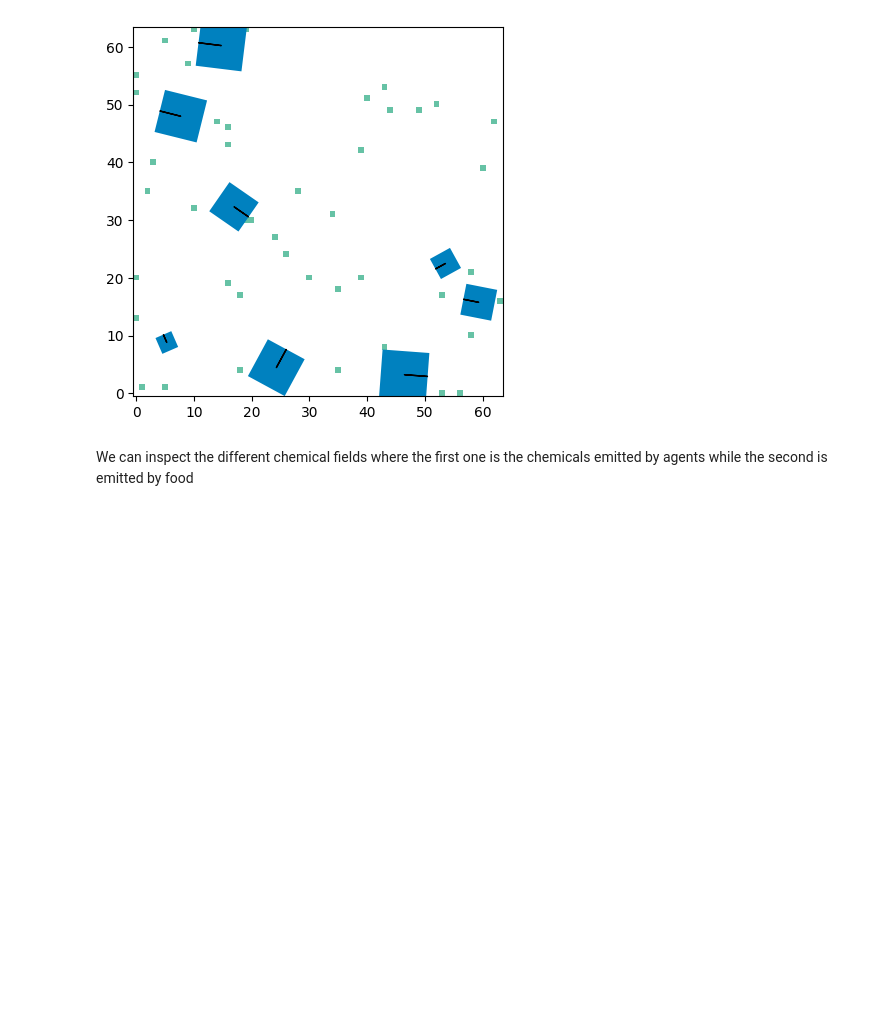
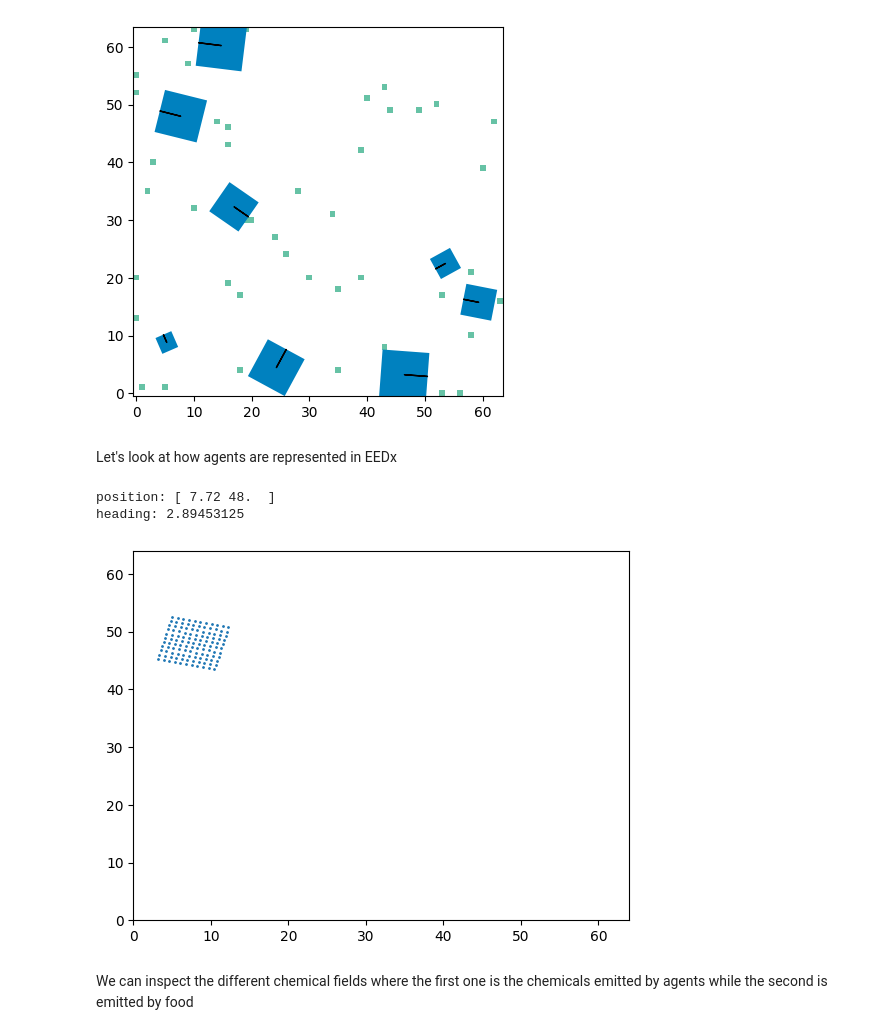
Before and after one commit to erwanplantec/ecoevodevox, a Jupyter notebook: notebooks/demo.ipynb, the cells around one changed output. Drawn from its saved outputs; the diff is of its cells as text; code cells hidden in the pictures; blank space fills up the shorter version.

```diff
--- a/notebooks/demo.ipynb
+++ b/notebooks/demo.ipynb
@@ -145,9 +145,10 @@ Now, let's define how the neural state is decoded to produce actions. We'll use
 
 Left and right wheels are placed at positions $(-1,0)$ and $(1,0)$ respectively. Neurons are motor if they are at a distance less than `max_distance_to_motor` to one of the motors and if their motor expression is greater than `motor_expression_threshold`.
 # %%
-from src.agents.motor import BraitenbergMotorInterface
+from src.agents.motor import BraitenbergSpatiallyEmbeddedMotorInterface
 
-motor_interface = BraitenbergMotorInterface(max_distance_to_motor=0.5, max_speed=1.0, max_neuron_force=0.3, motor_expression_threshold=0.1)
+motor_interface = BraitenbergSpatiallyEmbeddedMotorInterface(max_distance_to_motor=0.5, max_speed=1.0, max_neuron_force=0.3,
+                                                             motor_expression_threshold=0.1)
 # %% [markdown]
 ### Create Complete Interface
 
@@ -216,6 +217,21 @@ world.render(state)
 plt.show()
 # %% [output]
 [figure]
+# %% [markdown]
+Let's look at how agents are represented in EEDx
+# %%
+body = jax.tree.map(lambda x: x[0], state.agents_states.body) # body of first agent
+print(f"position: {body.pos} \nheading: {body.heading}")
+# let's now look at how this body is discretized
+points = agent_interface.get_body_points(body)
+plt.scatter(*points, s=1.)
+plt.xlim(0, 64)
+plt.ylim(0, 64)
+plt.show()
+# %% [output]
+position: [ 7.72 48.  ]
+heading: 2.89453125
+[figure, added]
 # %% [markdown]
 We can inspect the different chemical fields where the first one is the chemicals emitted by agents while the second is emitted by food
 # %%
```
Also changed, not shown: parts of 5 cells of this notebook, 8 other files.
